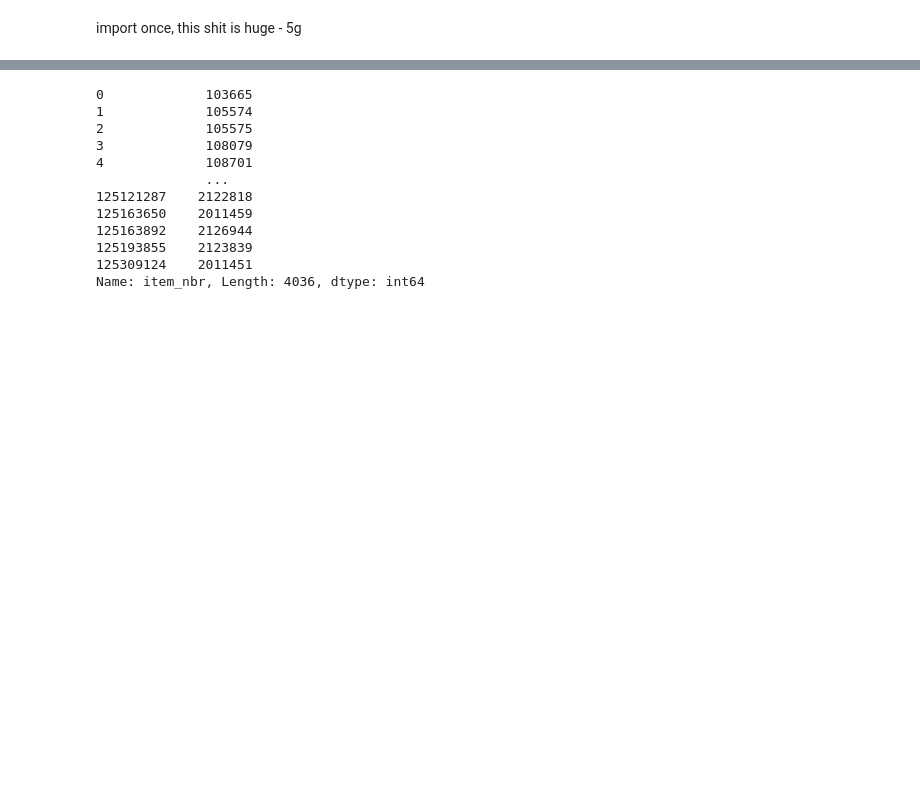
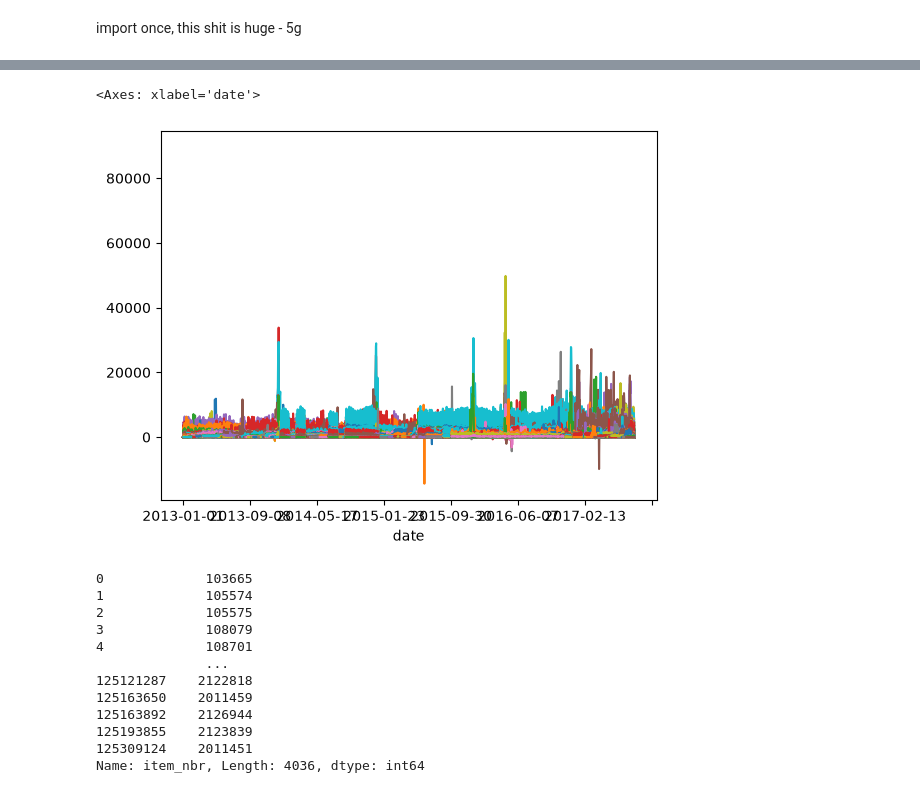
Before and after one commit to tlebon/dsr-competition, a Jupyter notebook: notebooks/data-first-analysis.ipynb, the cells around one changed output, grey strips where cells are left out. Drawn from its saved outputs; the diff is of its cells as text; code cells hidden in the pictures; blank space fills up the shorter version.

```diff
--- a/notebooks/data-first-analysis.ipynb
+++ b/notebooks/data-first-analysis.ipynb
@@ -37,3 +111,11 @@ promotion = train['onpromotion'].copy().drop_duplicates()
+# %%
+wide_plot = wide.plot(legend=False)
+wide_plot
+
+wide
+# %% [output]
+<Axes: xlabel='date'>
+[figure, added]
 # %%
 total_daily_sales = train.groupby('store_nbr')
 # %%
```
Also changed, not shown: parts of 11 cells of this notebook, 3 other files.
